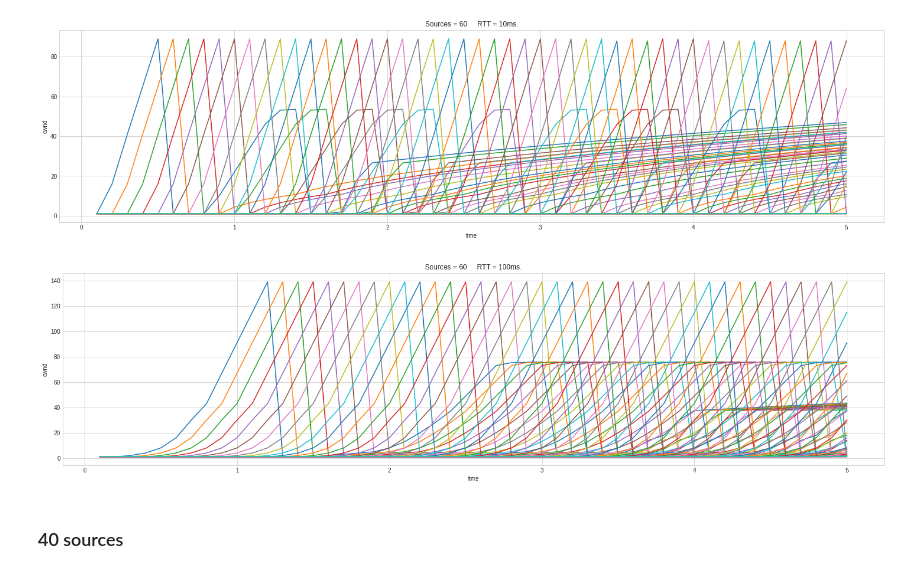
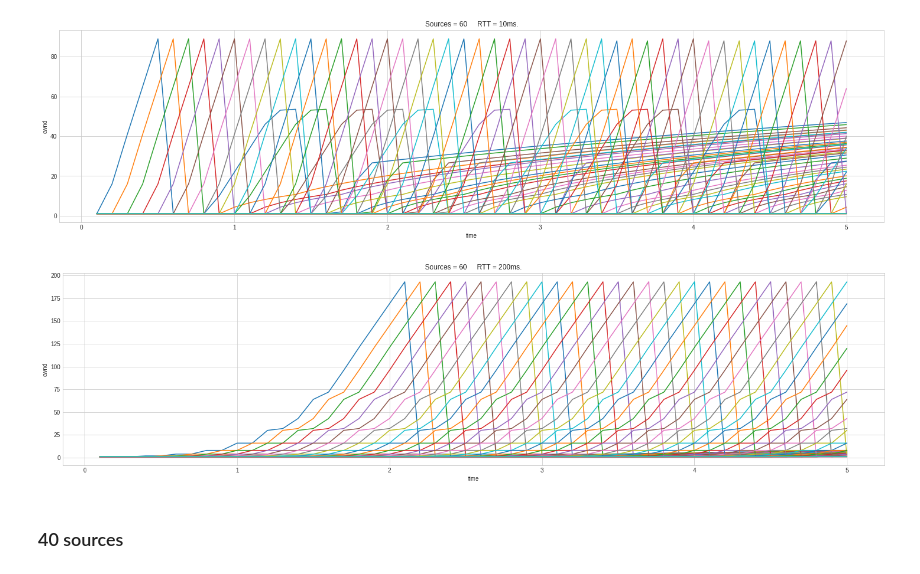
Before and after one commit to divyashk/TCP-BBR-ns3, a Jupyter notebook: dumbell/report.ipynb, the cells around one changed output. Cells and saved outputs as stored; diff of their text form; code cells hidden in the pictures.

```diff
--- a/dumbell/report.ipynb
+++ b/dumbell/report.ipynb
@@ -51,9 +51,9 @@ plot_cwnd_vs_time(flavor = "tahoe", time = 5, queueL = 2084, noOfSource = 60, to
 # %% [output]
 [figure]
 # %%
-plot_cwnd_vs_time(flavor = "tahoe", time = 5, queueL = 2084, noOfSource = 60, total_input_bandwidth = 120, bottleneck_bandwidth= 100, RTT = 100, recvWindow = 10000)
+plot_cwnd_vs_time(flavor = "tahoe", time = 5, queueL = 2084, noOfSource = 60, total_input_bandwidth = 120, bottleneck_bandwidth= 100, RTT = 200, recvWindow = 10000)
 # %% [output]
-[figure, old version]
+[figure, new version]
 # %% [markdown]
 ### 40 sources
 # %%
```
Also changed, not shown: parts of 3 cells of this notebook.
